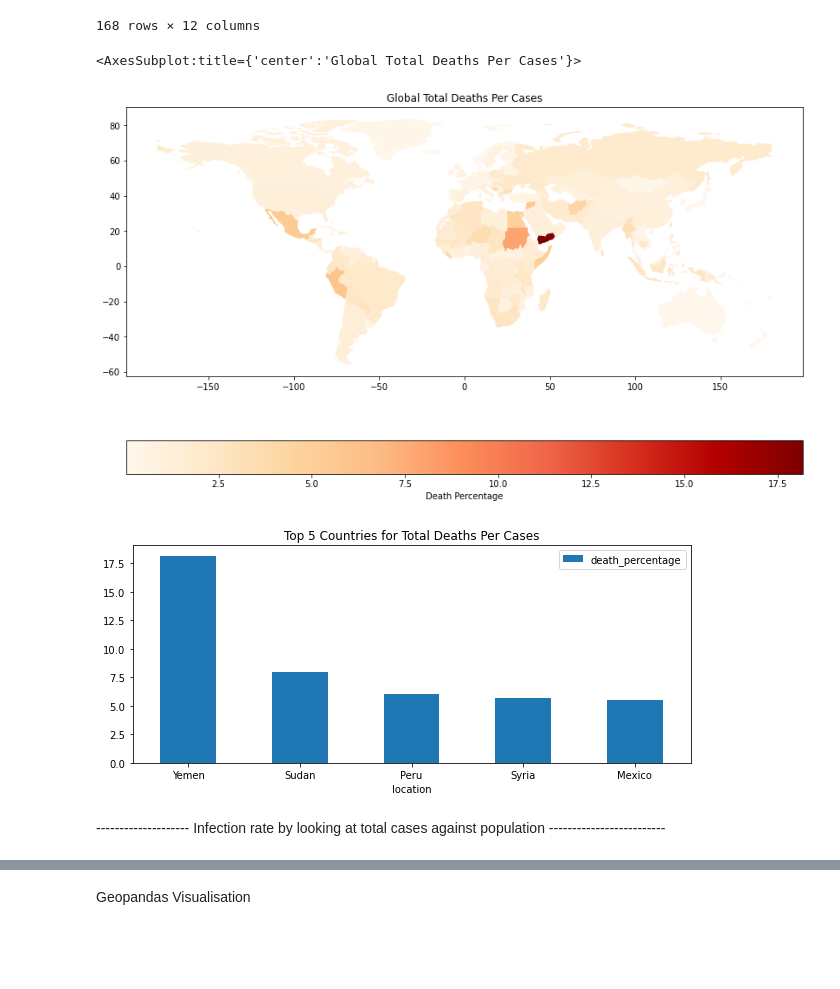
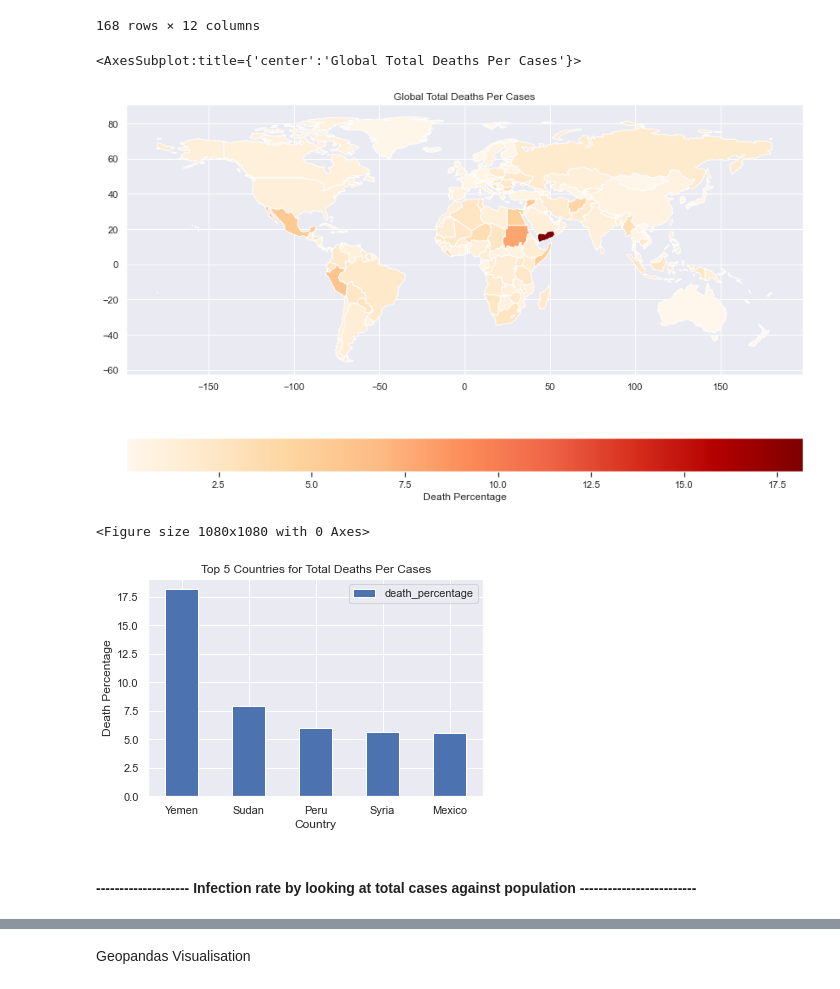
Before and after one commit to aaAbdulkadir/Full_Covid_Project_Analysis, a Jupyter notebook: CovidAutomationProject.ipynb, the cells around one changed output, grey strips where cells are left out. Saved outputs shown, nothing was run; the diff lists cells and outputs as text; code cells hidden in the pictures; blank space fills up the shorter version.

```diff
--- a/CovidAutomationProject.ipynb
+++ b/CovidAutomationProject.ipynb
@@ -172,10 +170,11 @@ first_analysis
 # change x axis incrementation because it is too much: do this by changing string date to datetime
 first_analysis['date'] = pd.to_datetime(first_analysis['date'])
 
-# make plot bigger
-big = plt.figure()
-big.set_figwidth(10)
-big.set_figheight(7)
+# set seaborn theme
+sns.set_theme()
+
+# plot a bar chart
+plt.figure(figsize=(10,10))
 
 # labelling
 plt.title('Percentage of COVID Deaths Per Infected Case vs Date in UK')
@@ -401,28 +398,31 @@ plt.title('Global Total Deaths Per Cases')
 merged_data_1.plot(column='death_percentage', ax=ax, legend=True, legend_kwds={'label': 'Death Percentage', 'orientation':'horizontal'}, cmap='OrRd')
 # %% [output]
 <AxesSubplot:title={'center':'Global Total Deaths Per Cases'}>
-[figure, old version]
+[figure, new version]
 # %%
 # top 5 countries global death percentage
 top_5_1 = merged_data_1
 top_5_1.sort_values(by='death_percentage', ascending=False, inplace=True)
 top_5_1 = top_5_1.head(5)
 
+# plot a bar chart
+plt.figure(figsize=(15,15))
+
 # bar chart
 top_5_1 = top_5_1.plot.bar(x='location', y='death_percentage', rot=-0)
 
-# title
+# labels
+plt.xlabel('Country')
+plt.ylabel('Death Percentage')
 plt.title('Top 5 Countries for Total Deaths Per Cases')
 
-# get rid of scientific notation for y axis
-plt.ticklabel_format(style='plain', axis='y')
-
-# make plot bigger
-plt.rcParams["figure.figsize"] = (10, 6)
+# show
+plt.show()
 # %% [output]
+<Figure size 1080x1080 with 0 Axes>
-[figure, old version]
+[figure, new version]
 # %% [markdown]
--------------------- Infection rate by looking at total cases against population -------------------------
+#### -------------------- Infection rate by looking at total cases against population -------------------------
 # %%
 # Relevant data
 fourth_analysis = data[['iso_code', 'continent', 'location', 'population', 'total_cases']]
```
Also changed, not shown: parts of 63 cells of this notebook.
